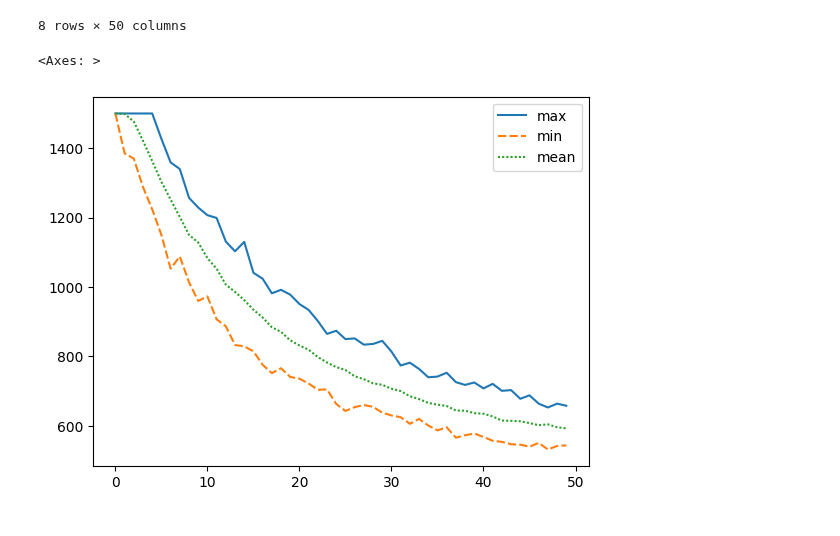
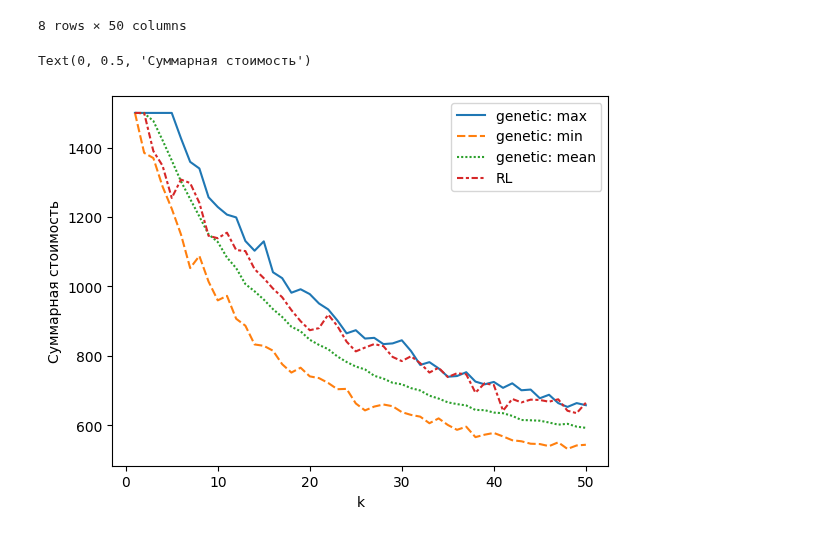
Before and after one commit to Dambr/yewking, a Jupyter notebook: task_description/publication_4.ipynb, the cells around one changed output. Saved outputs shown, nothing was run; the diff lists cells and outputs as text; code cells hidden in the pictures.

```diff
--- a/task_description/publication_4.ipynb
+++ b/task_description/publication_4.ipynb
@@ -240,3 +249,18 @@ for k in range(1, 51):
+# %%
+if False:
+    current_step = 1
+    steps_count = 50
+    rl_progress = IntProgress(min=0, max=steps_count, value=0, description='rl', bar_style='success')
+    display(rl_progress)
+    for k in range(current_step, current_step + steps_count):
+        cost = make_rl(k)
+        rl_costs.append(cost)
+        rl_progress.value += 1
+    rl_dict = {'rl': rl_costs}
+    rl_df = pd.DataFrame(rl_dict)
+    length = len(rl_df)
+    rl_df.index = range(1, length + 1)
+    rl_df.to_csv('out_4/rl_df.csv', encoding='utf-8')
 # %%
 k_cost_file = open('out_4/k_costs.json', 'r', encoding='utf-8')
 k_cost_data = k_cost_file.read()
@@ -261,19 +285,25 @@ k_cost_df.describe()
 # %%
 k_cost_df.to_csv('out_4/dataframe.csv')
 # %%
-max_values = [k_cost_df[stb].max() for stb in k_cost_df.columns]
-min_values = [k_cost_df[stb].min() for stb in k_cost_df.columns]
-mean_values = [k_cost_df[stb].mean() for stb in k_cost_df.columns]
+genetic_max_values = [k_cost_df[stb].max() for stb in k_cost_df.columns]
+genetc_min_values = [k_cost_df[stb].min() for stb in k_cost_df.columns]
+genetic_mean_values = [k_cost_df[stb].mean() for stb in k_cost_df.columns]
+rl_values = list(rl_df['rl'])
 # %%
 values_dict = {
-    'max': max_values,
-    'min': min_values,
-    'mean': mean_values
+    'genetic: max': genetic_max_values,
+    'genetic: min': genetc_min_values,
+    'genetic: mean': genetic_mean_values,
+    'RL': rl_values
 }
 # %%
 values_df = pd.DataFrame(values_dict)
+# %%
+values_df.index = range(1, 51)
 # %%
 sns.lineplot(data=values_df)
+plt.xlabel('k')
+plt.ylabel('Суммарная стоимость')
 # %% [output]
-<Axes: >
+Text(0, 0.5, 'Суммарная стоимость')
-[figure, old version]
+[figure, new version]
```
Also changed, not shown: parts of 4 cells of this notebook, 3 other files.
